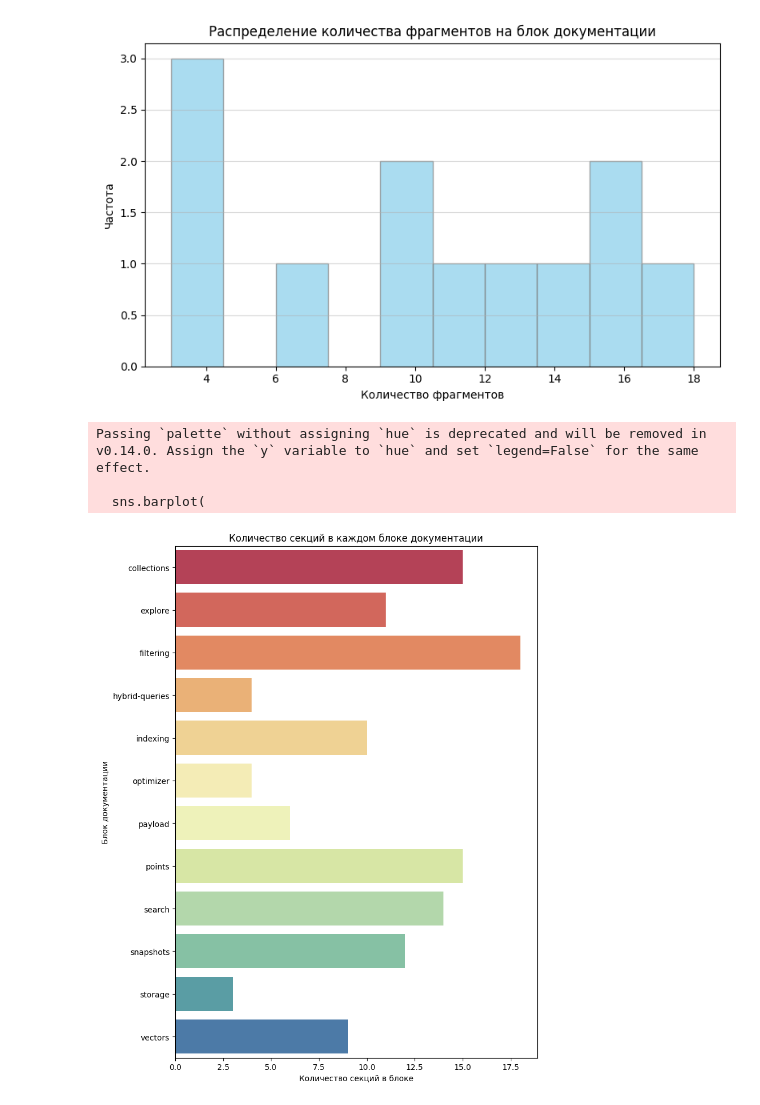
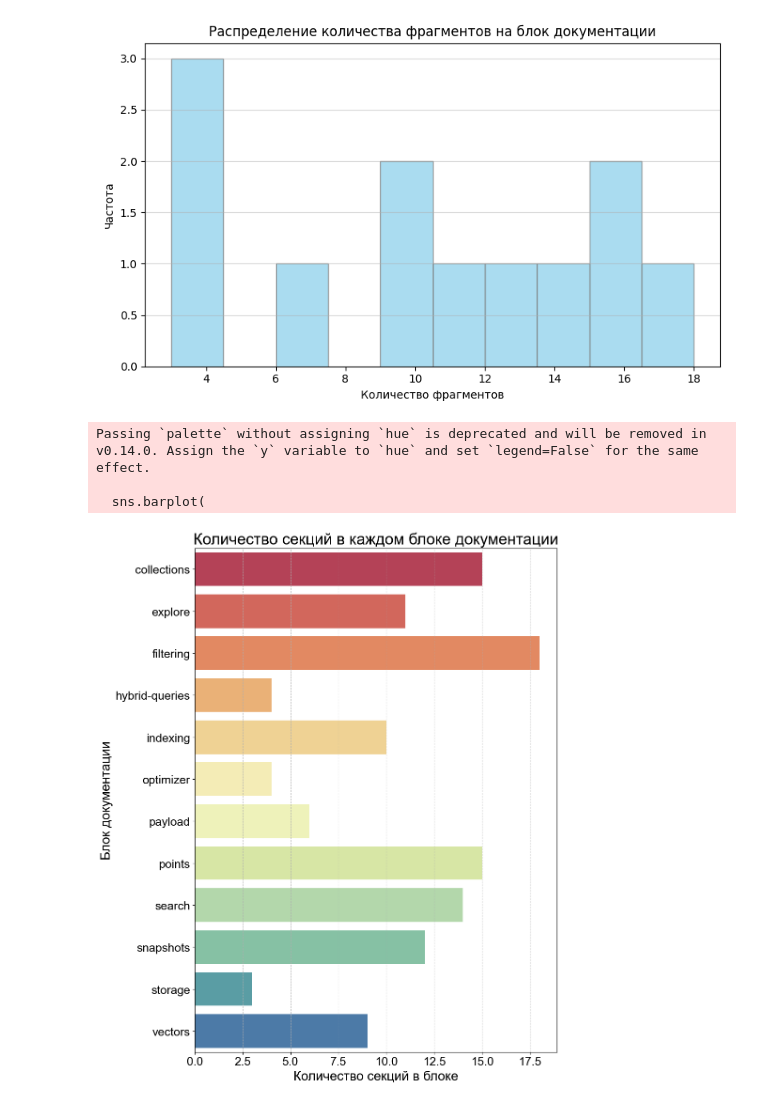
Before and after one commit to question-answer-system-using-RAG/question-answer-system-using-RAG, a Jupyter notebook: notebooks/eda.ipynb, the cells around one changed output. Saved outputs shown, nothing was run; the diff lists cells and outputs as text; code cells hidden in the pictures.

```diff
--- a/notebooks/eda.ipynb
+++ b/notebooks/eda.ipynb
@@ -564,21 +604,46 @@ plt.tight_layout()
 plt.show()
 # %% [output]
 [figure]
-# %%
-plt.figure(figsize=(8, 10))
-sns.barplot(
-    data=df.groupby(['page_name'], as_index=False).section_title.nunique(),
-    y='page_name',
-    x='section_title',
-    palette='Spectral'
-)
-plt.ylabel('Блок документации')
-plt.xlabel('Количество секций в блоке')
-plt.title('Количество секций в каждом блоке документации')
-plt.tight_layout()
-plt.show()
-# %% [output]
-Passing `palette` without assigning `hue` is deprecated and will be removed in v0.14.0. Assign the `y` variable to `hue` and set `legend=False` for the same effect.
-
-  sns.barplot(
-[figure, removed]
+# %%
+plt.rcParams['font.family'] = 'Arial'
+
+# Создаем фигуру с прежним размером
+plt.figure(figsize=(10, 12))
+
+# Создаем оси с отступами (это уменьшит область самого графика)
+ax = plt.subplot(111)
+
+# Создаем столбчатую диаграмму на заданных осях
+sns.barplot(
+    data=df.groupby(['page_name'], as_index=False).section_title.nunique(),
+    y='page_name',
+    x='section_title',
+    palette='Spectral',
+    ax=ax
+)
+
+# Значительно увеличиваем размер подписей осей
+plt.ylabel('Блок документации', fontsize=20, fontfamily='Arial')
+plt.xlabel('Количество секций в блоке', fontsize=20, fontfamily='Arial')
+plt.title('Количество секций в каждом блоке документации', fontsize=24, fontfamily='Arial')
+
+# Сильно увеличиваем размер меток на осях
+plt.xticks(fontsize=18, fontfamily='Arial')
+plt.yticks(fontsize=18, fontfamily='Arial')
+
+# Уменьшаем область графика, увеличивая отступы
+plt.subplots_adjust(left=0.25, right=0.9, top=0.9, bottom=0.15)
+
+# Добавляем сетку для лучшей читаемости
+ax.grid(axis='x', linestyle='--', alpha=0.7)
+
+# Включаем автоматическое форматирование, чтобы избежать обрезания меток
+plt.tight_layout()
+
+# Отображаем график
+plt.show()
+# %% [output]
+Passing `palette` without assigning `hue` is deprecated and will be removed in v0.14.0. Assign the `y` variable to `hue` and set `legend=False` for the same effect.
+
+  sns.barplot(
+[figure, added]
```
Also changed, not shown: parts of 2 cells of this notebook, 4 other files.
